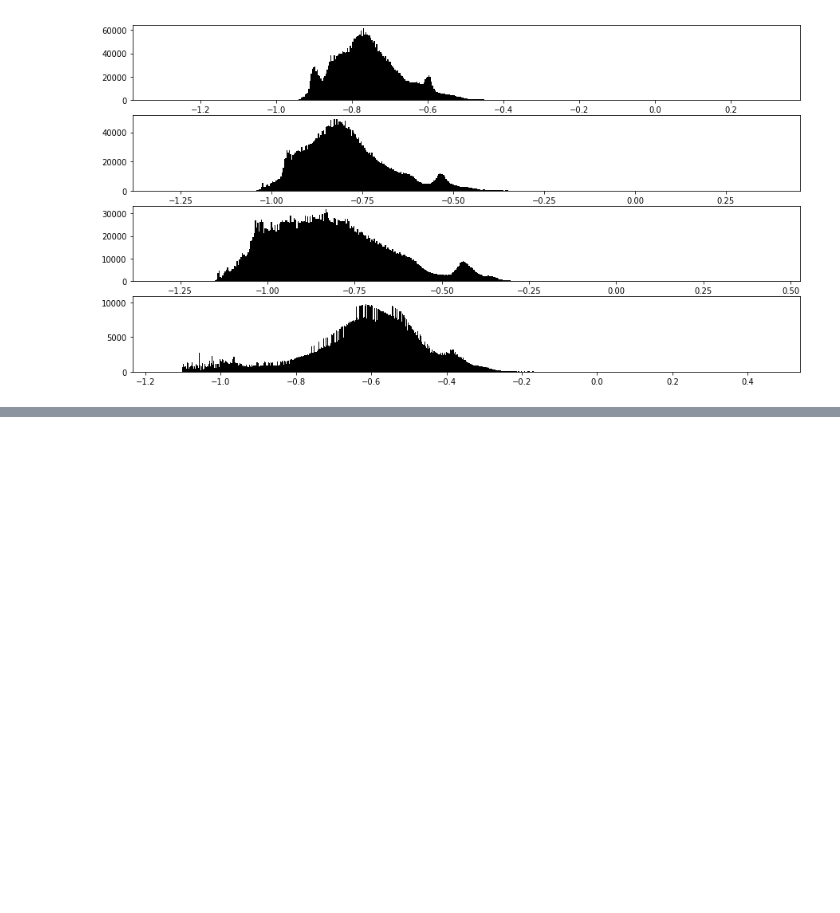
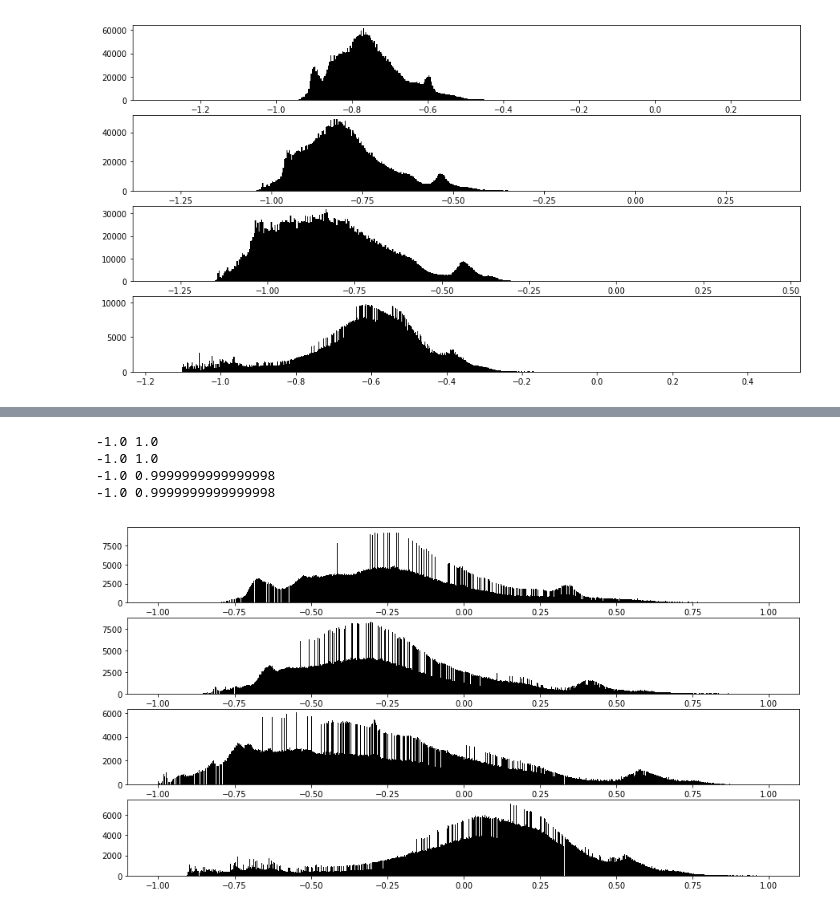
Before and after one commit to qianguzi/competition_cls, a Jupyter notebook: data_analysis/analysis_w/analysis_new.ipynb, the cells around one changed output, grey strips where cells are left out. Saved outputs shown, nothing was run; the diff lists cells and outputs as text; code cells hidden in the pictures; blank space fills up the shorter version.

```diff
--- a/data_analysis/analysis_w/analysis_new.ipynb
+++ b/data_analysis/analysis_w/analysis_new.ipynb
@@ -229,0 +231,16 @@ plt.show()
+# %%
+s2_end=np.zeros_like(s2_)
+plt.subplots(figsize=(15,8))
+for i in range(4):
+    plt.subplot(4,1,i+1)
+    s2_end[:,:,:,i]=(s2_band[:,:,:,i]-0.5)*2
+    s2_n=s2_end[:,:,:,i].reshape([-1])
+    print(np.min(s2_n),np.max(s2_n))
+    plt.hist(s2_n, bins=2000, color='k')
+plt.show()
+# %% [output]
+-1.0 1.0
+-1.0 1.0
+-1.0 0.9999999999999998
+-1.0 0.9999999999999998
+[figure, added]
```
Also changed, not shown: parts of 7 cells of this notebook, 12 other files.
